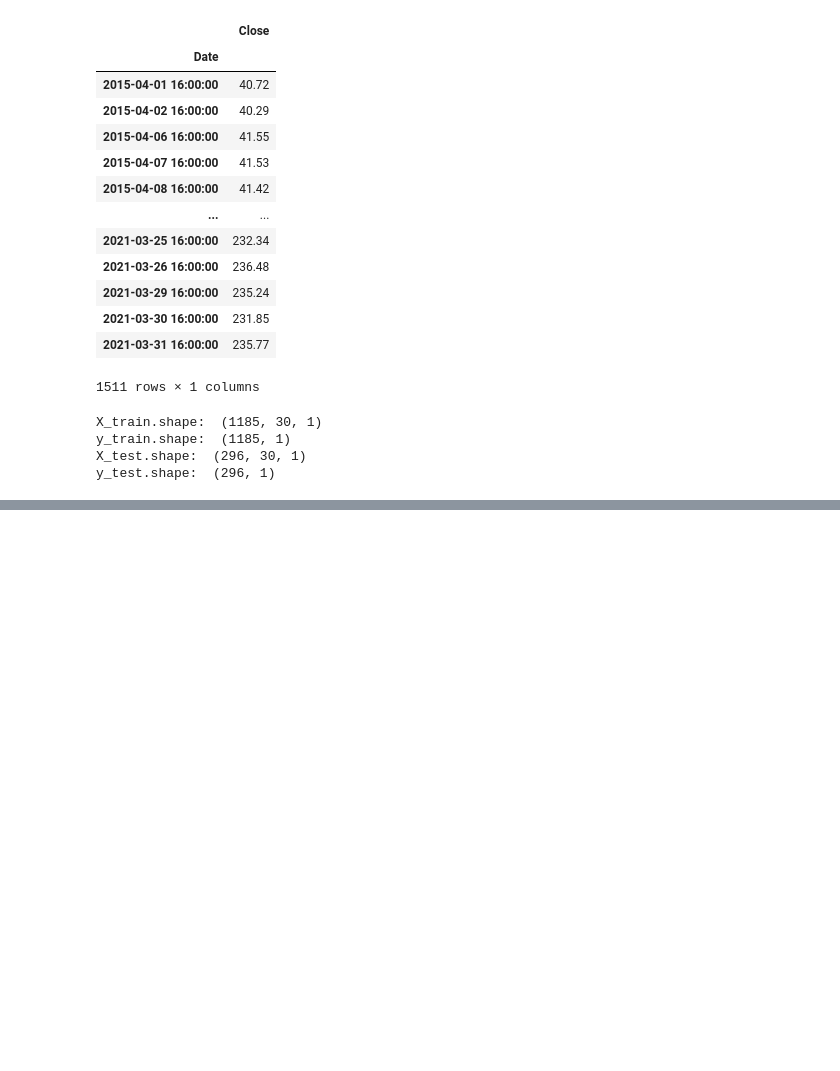
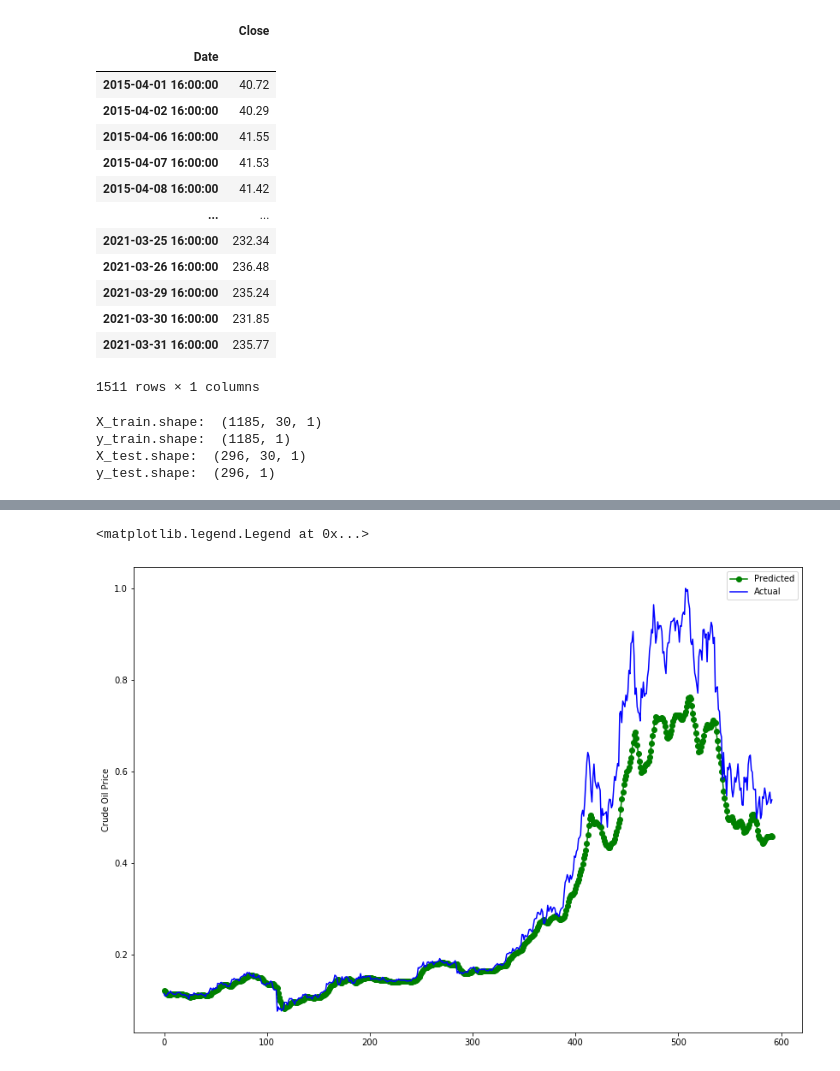
Before and after one commit to goodudetheboy/TimeSeriesWithNN, a Jupyter notebook: src/model/GRU.ipynb, the cells around one changed output, grey strips where cells are left out. Saved outputs shown, nothing was run; the diff lists cells and outputs as text; code cells hidden in the pictures; blank space fills up the shorter version.

```diff
--- a/src/model/GRU.ipynb
+++ b/src/model/GRU.ipynb
@@ -238,0 +315,7 @@ testing set loss: 3.120171095361002e-05
+# %%
+coin_df = pd.read_csv("coin.csv")
+coin_df['Date'] = pd.to_datetime(coin_df['Date'])
+coin_df.set_index('Date',inplace=True)
+coin_df = pd.DataFrame(coin_df['Close'])
+coin_df.dropna(inplace=True)
+coin_df
@@ -238,0 +337,15 @@ testing set loss: 3.120171095361002e-05
+# %%
+# Scaling the input data
+sc = MinMaxScaler()
+#label_sc = MinMaxScaler()
+scaled_coin = sc.fit_transform(coin_df.values)
+# Obtaining the Scale for the labels(usage data) so that output can be re-scaled to actual value during evaluation
+#label_sc.fit(microsoft_df.iloc[:,0].values.reshape(-1,1))
+
+train_x,train_y,test_x,test_y = split_data(scaled_coin, lookback)
+
+# Print data shape
+print('X_train.shape: ', train_x.shape)
+print('y_train.shape: ', train_y.shape)
+print('X_test.shape: ', test_x.shape)
+print('y_test.shape: ', test_y.shape)
@@ -238,0 +357,9 @@ testing set loss: 3.120171095361002e-05
+# %%
+batch_size = 64
+train_data = TensorDataset(torch.from_numpy(train_x), torch.from_numpy(train_y))
+train_loader = DataLoader(train_data, shuffle=True, batch_size=batch_size, drop_last=True)
+test_data = TensorDataset(torch.from_numpy(test_x), torch.from_numpy(test_y))
+test_loader = DataLoader(test_data, shuffle=False, batch_size=1, drop_last=True)
+# %%
+lr = 0.001
+gru_model4 = train(train_loader, lr, hidden_dim = 256, model_type="GRU")
@@ -238,0 +373,9 @@ testing set loss: 3.120171095361002e-05
+# %%
+predictions, values,loss = evaluate(gru_model4,test_loader)
+print("testing set loss: {}".format(loss))
+plt.figure(figsize=(14,10))
+plt.plot(np.asarray(predictions).reshape(-1,1), "-o", color="g", label="Predicted")
+plt.plot(np.asarray(values).reshape(-1,1), color="b", label="Actual")
+plt.ylabel('Crude Oil Price')
+plt.legend()
+# %% [output]
@@ -238,0 +383,2 @@ testing set loss: 3.120171095361002e-05
+<matplotlib.legend.Legend at 0x...>
+[figure, added]
```
Also changed, not shown: parts of 24 cells of this notebook.
